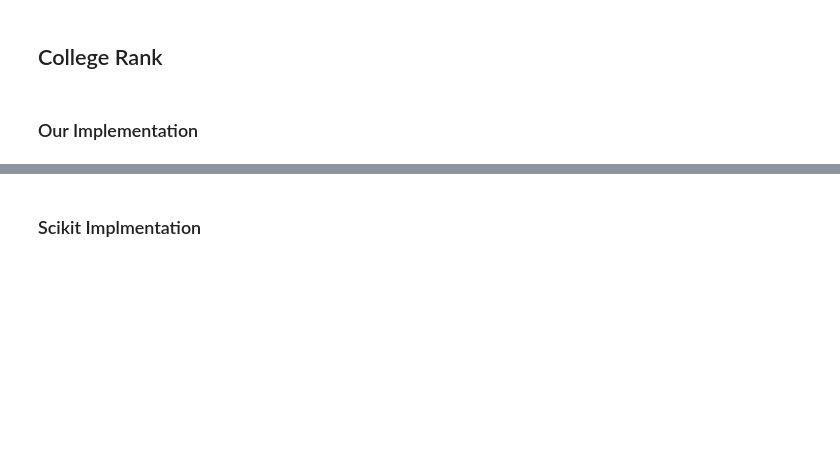
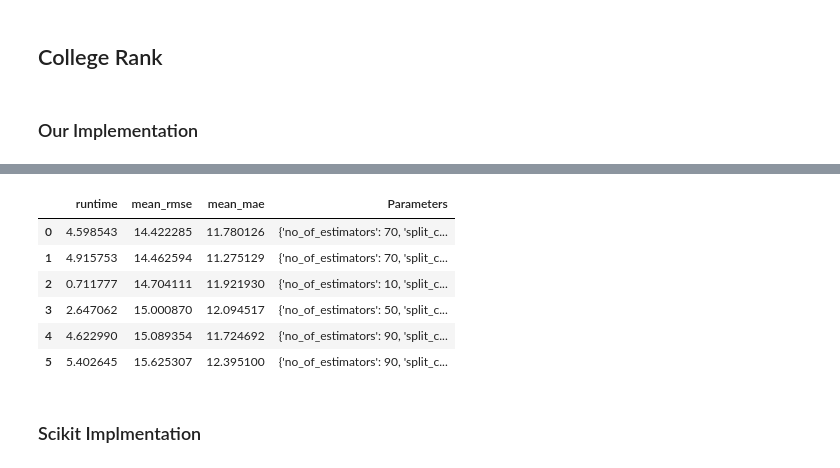
Before and after one commit to Esaiasson/Machine_learning_WS_2025, a Jupyter notebook: A2/final_results.ipynb, the cells around one changed output, grey strips where cells are left out. Drawn from its saved outputs; the diff is of its cells as text; code cells hidden in the pictures; blank space fills up the shorter version.

```diff
--- a/A2/final_results.ipynb
+++ b/A2/final_results.ipynb
@@ -258,5 +318,6 @@ RMSE score on test set: 6.24744624914428
 # %% [markdown]
 ### Our Implementation
 # %%
-best_forest_college_rank, train_results_rf_college_rank = grid_search.grid_search_obb(college_rank_df_train, "2023", param_grid_rf)
-train_results_rf_food_waste
+best_forest_college_rank, train_results_rf_college_rank = grid_search.grid_search_oob2(college_rank_df_train, "2023", param_grid_rf)
+train_results_rf_college_rank
+# %% [output]
@@ -263,3 +334,10 @@ train_results_rf_food_waste
+|  | runtime | mean_rmse | mean_mae | Parameters |
+| 0 | 4.598543 | 14.422285 | 11.780126 | {'no_of_estimators': 70, 'split_c... |
+| 1 | 4.915753 | 14.462594 | 11.275129 | {'no_of_estimators': 70, 'split_c... |
+| 2 | 0.711777 | 14.704111 | 11.921930 | {'no_of_estimators': 10, 'split_c... |
+| 3 | 2.647062 | 15.000870 | 12.094517 | {'no_of_estimators': 50, 'split_c... |
+| 4 | 4.622990 | 15.089354 | 11.724692 | {'no_of_estimators': 90, 'split_c... |
+| 5 | 5.402645 | 15.625307 | 12.395100 | {'no_of_estimators': 90, 'split_c... |
 # %% [markdown]
 ### Scikit Implmentation
 # %%
```
Also changed, not shown: parts of 20 cells of this notebook, 2 other files.
